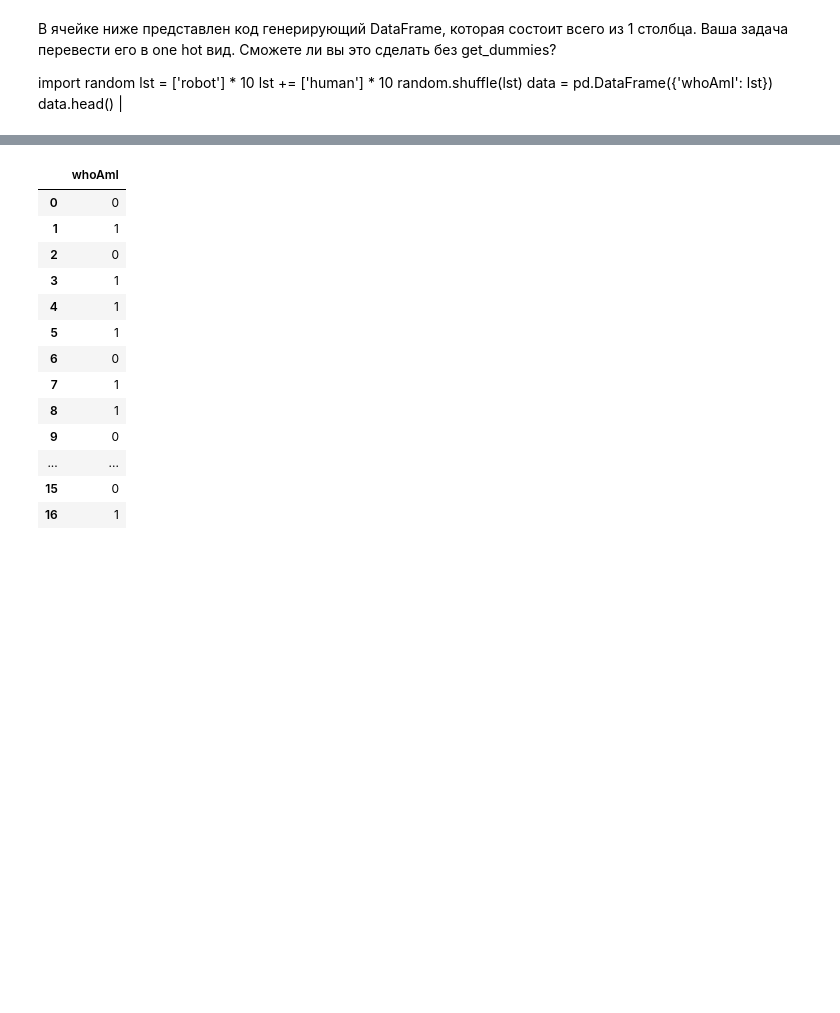
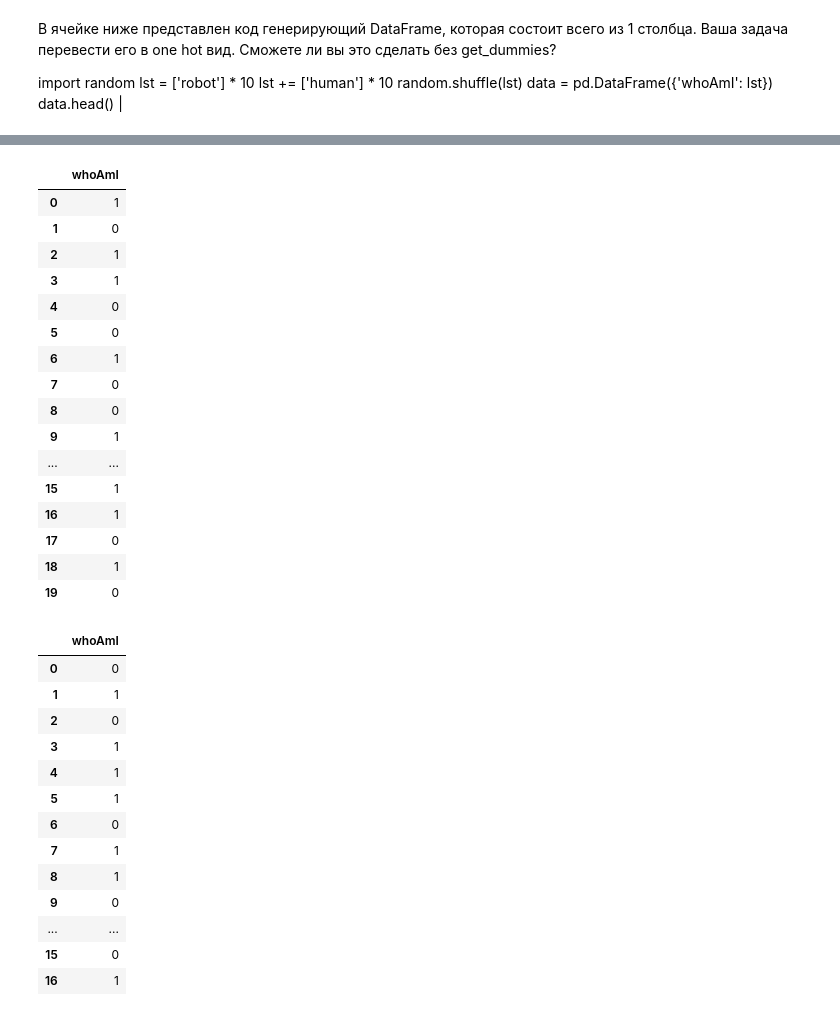
Before and after one commit to Zuma24/Python, a Jupyter notebook: Дз/10.ipynb, the cells around one changed output, grey strips where cells are left out. Cells and saved outputs as stored; diff of their text form; code cells hidden in the pictures; blank space fills up the shorter version.

```diff
--- a/Дз/10.ipynb
+++ b/Дз/10.ipynb
@@ -135,3 +183,31 @@ pd.get_dummies(data, columns=['whoAmI'], drop_first= True)
+# %%
+import pandas as pd
+lst = ['robot'] * 10
+lst += ['human'] * 10
+rn.shuffle(lst)
+data = pd.DataFrame({'whoAmI': lst})
+data['whoAmI'].value_counts
+nums = {'whoAmI': {'robot': 0, 'human': 1}}
+data = data.replace(nums)
+data
+# %% [output]
+|  | whoAmI |
+| 0 | 1 |
+| 1 | 0 |
+| 2 | 1 |
+| 3 | 1 |
+| 4 | 0 |
+| 5 | 0 |
+| 6 | 1 |
+| 7 | 0 |
+| 8 | 0 |
+| 9 | 1 |
+| ... | ... |
+| 15 | 1 |
+| 16 | 1 |
+| 17 | 0 |
+| 18 | 1 |
+| 19 | 0 |
 # %%
 import pandas as pd
 d = pd.DataFrame(random.sample(['1', '0']*10, 20) ,columns={'whoAmI'})
```
Also changed, not shown: parts of 4 cells of this notebook, 1 other file.
